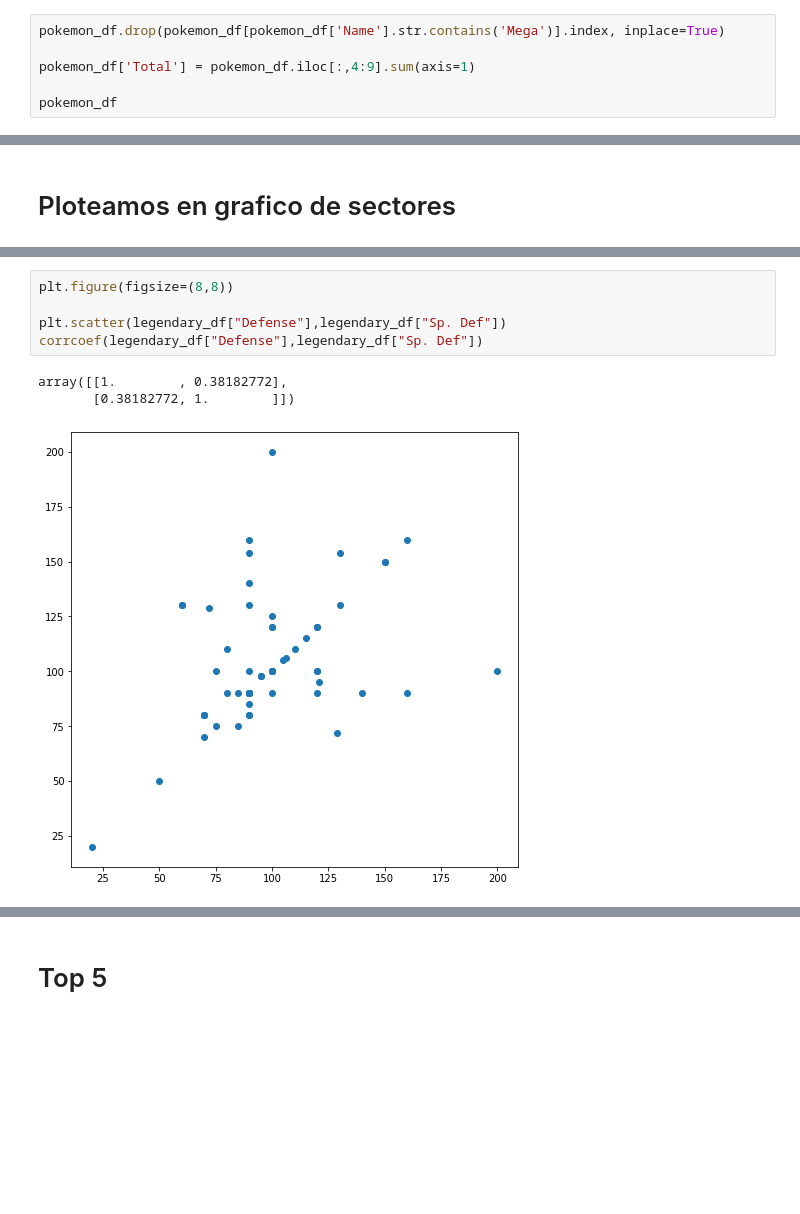
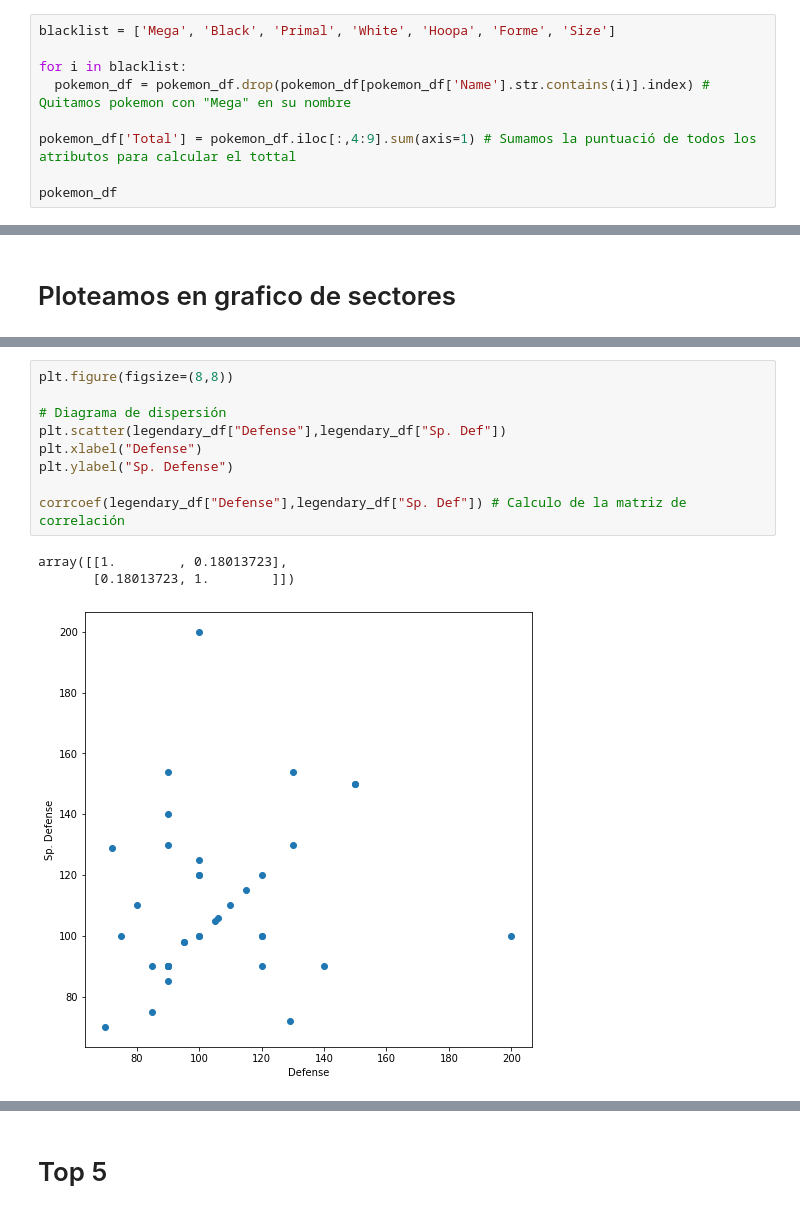
Before and after one commit to frosill/EDEM_22_23, a Jupyter notebook: 02_ANALISIS_Y_APRENDIZAJE_AUTOMATICO/python_statistics/Pokemon.ipynb, the cells around one changed output, grey strips where cells are left out. Drawn from its saved outputs; the diff is of its cells as text; blank space fills up the shorter version.

```diff
--- a/02_ANALISIS_Y_APRENDIZAJE_AUTOMATICO/python_statistics/Pokemon.ipynb
+++ b/02_ANALISIS_Y_APRENDIZAJE_AUTOMATICO/python_statistics/Pokemon.ipynb
@@ -36,7 +38,10 @@ pokemon_df
 # %%
-pokemon_df.drop(pokemon_df[pokemon_df['Name'].str.contains('Mega')].index, inplace=True)
+blacklist = ['Mega', 'Black', 'Primal', 'White', 'Hoopa', 'Forme', 'Size']
 
-pokemon_df['Total'] = pokemon_df.iloc[:,4:9].sum(axis=1)
+for i in blacklist:
+  pokemon_df = pokemon_df.drop(pokemon_df[pokemon_df['Name'].str.contains(i)].index) # Quitamos pokemon con "Mega" en su nombre
+
+pokemon_df['Total'] = pokemon_df.iloc[:,4:9].sum(axis=1) # Sumamos la puntuació de todos los atributos para calcular el tottal
 
 pokemon_df
 # %% [output]
@@ -152,9 +160,13 @@ array([[1.        , 0.49505373],
 # %%
 plt.figure(figsize=(8,8))
 
+# Diagrama de dispersión
 plt.scatter(legendary_df["Defense"],legendary_df["Sp. Def"])
-corrcoef(legendary_df["Defense"],legendary_df["Sp. Def"])
+plt.xlabel("Defense")
+plt.ylabel("Sp. Defense")
+
+corrcoef(legendary_df["Defense"],legendary_df["Sp. Def"]) # Calculo de la matriz de correlación
 # %% [output]
-array([[1.        , 0.38182772],
-       [0.38182772, 1.        ]])
+array([[1.        , 0.18013723],
+       [0.18013723, 1.        ]])
-[figure, old version]
+[figure, new version]
```
Also changed, not shown: parts of 80 cells of this notebook.
